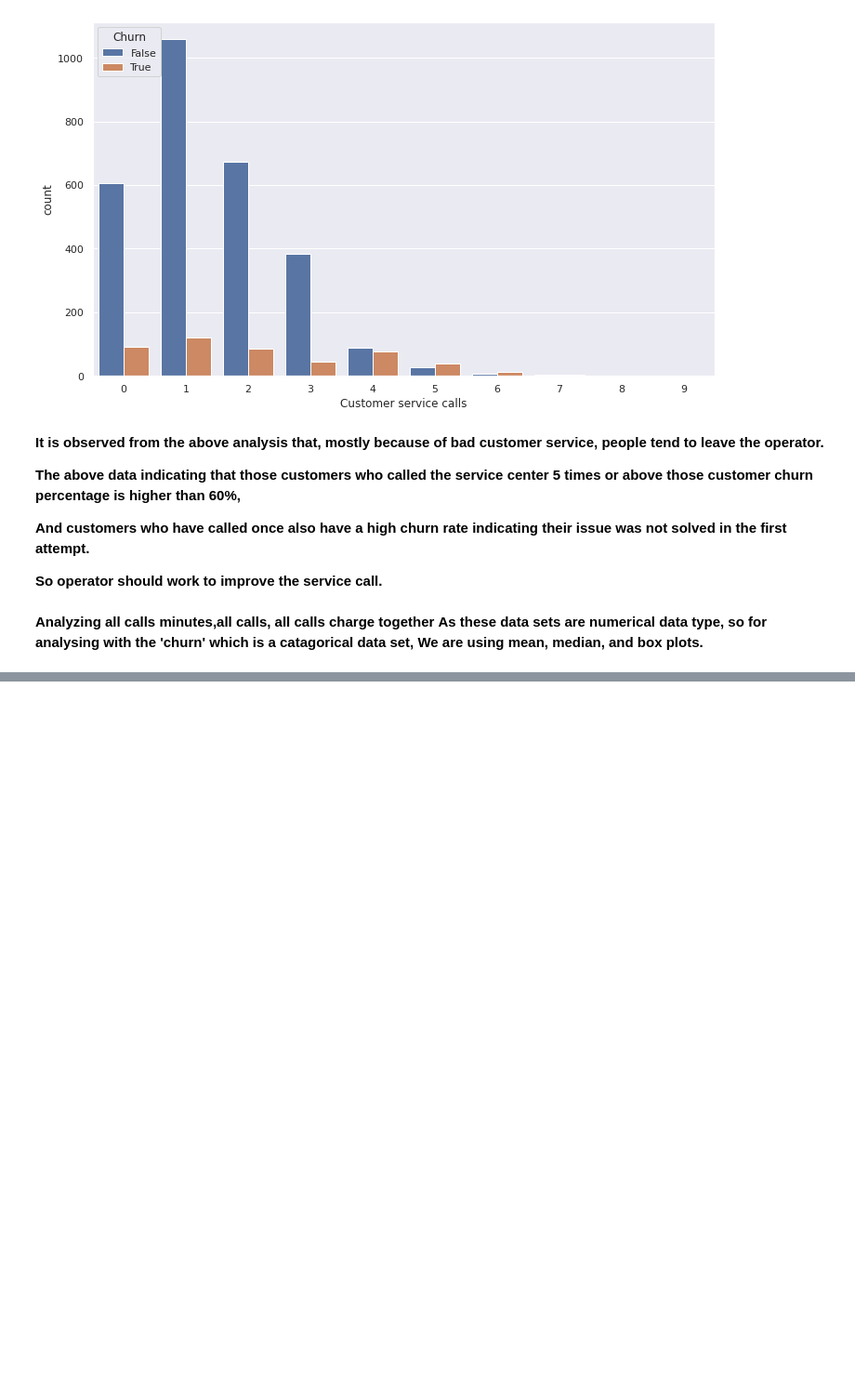
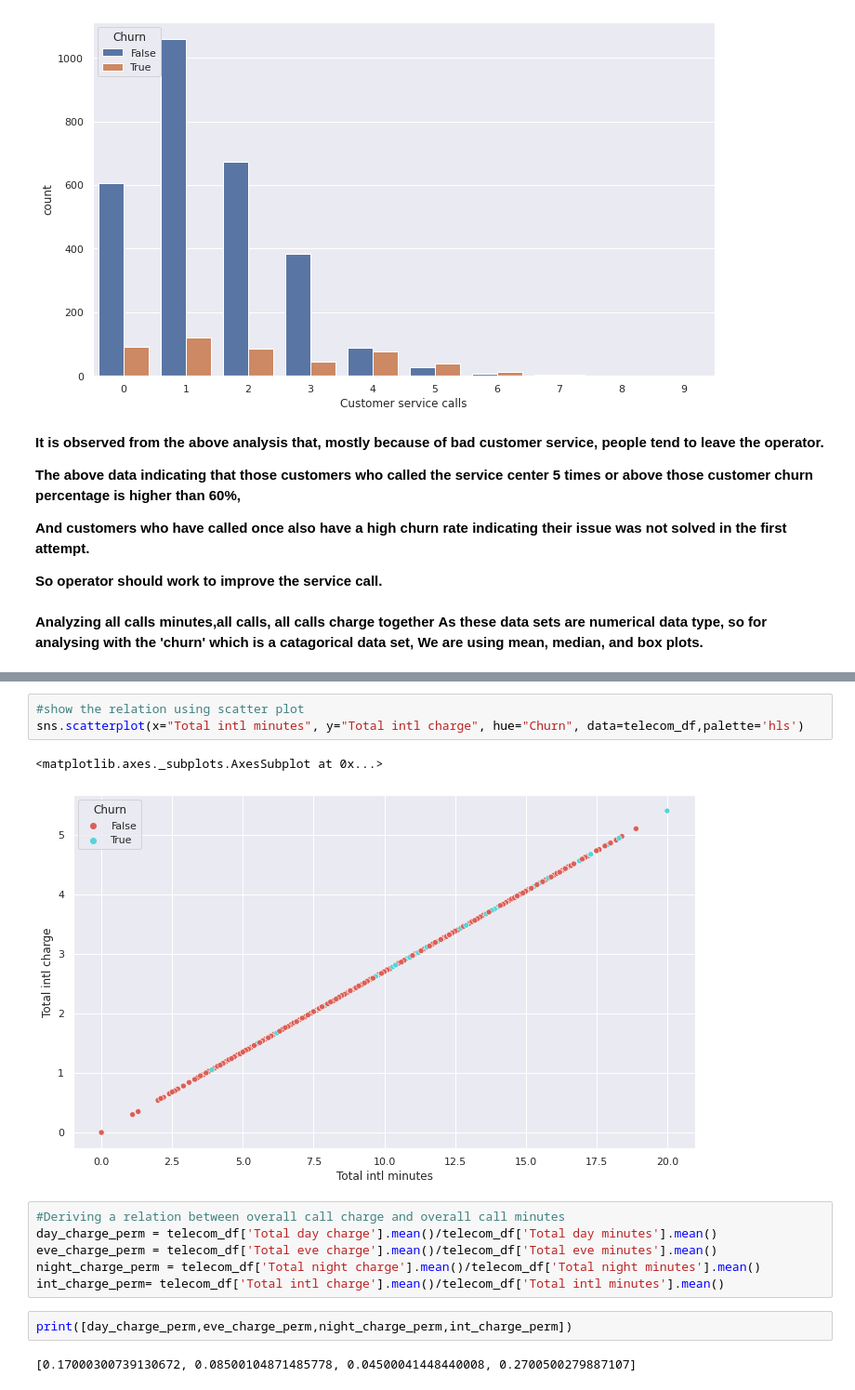
Before and after one commit to Saurabh230295/Telecom-Churn, a Jupyter notebook: Telecom_Churn_Analysis_Capstone_Project.ipynb, the cells around one changed output, grey strips where cells are left out. Shown at 93% size. Saved outputs shown, nothing was run; the diff lists cells and outputs as text; blank space fills up the shorter version.

```diff
--- a/Telecom_Churn_Analysis_Capstone_Project.ipynb
+++ b/Telecom_Churn_Analysis_Capstone_Project.ipynb
@@ -600,0 +715,16 @@ sns.countplot(x='Customer service calls',hue="Churn",data = telecom_df)
+# %%
+#show the relation using scatter plot
+sns.scatterplot(x="Total intl minutes", y="Total intl charge", hue="Churn", data=telecom_df,palette='hls')
+# %% [output]
+<matplotlib.axes._subplots.AxesSubplot at 0x...>
+[figure, added]
+# %%
+#Deriving a relation between overall call charge and overall call minutes
+day_charge_perm = telecom_df['Total day charge'].mean()/telecom_df['Total day minutes'].mean()
+eve_charge_perm = telecom_df['Total eve charge'].mean()/telecom_df['Total eve minutes'].mean()
+night_charge_perm = telecom_df['Total night charge'].mean()/telecom_df['Total night minutes'].mean()
+int_charge_perm= telecom_df['Total intl charge'].mean()/telecom_df['Total intl minutes'].mean()
+# %%
+print([day_charge_perm,eve_charge_perm,night_charge_perm,int_charge_perm])
+# %% [output]
+[0.17000300739130672, 0.08500104871485778, 0.04500041448440008, 0.2700500279887107]
```
Also changed, not shown: parts of 17 cells of this notebook.
